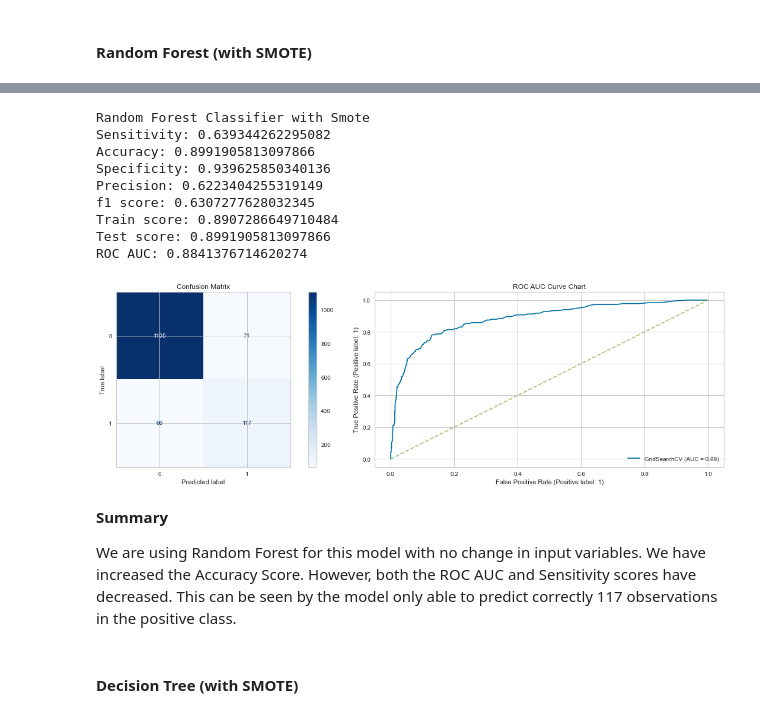
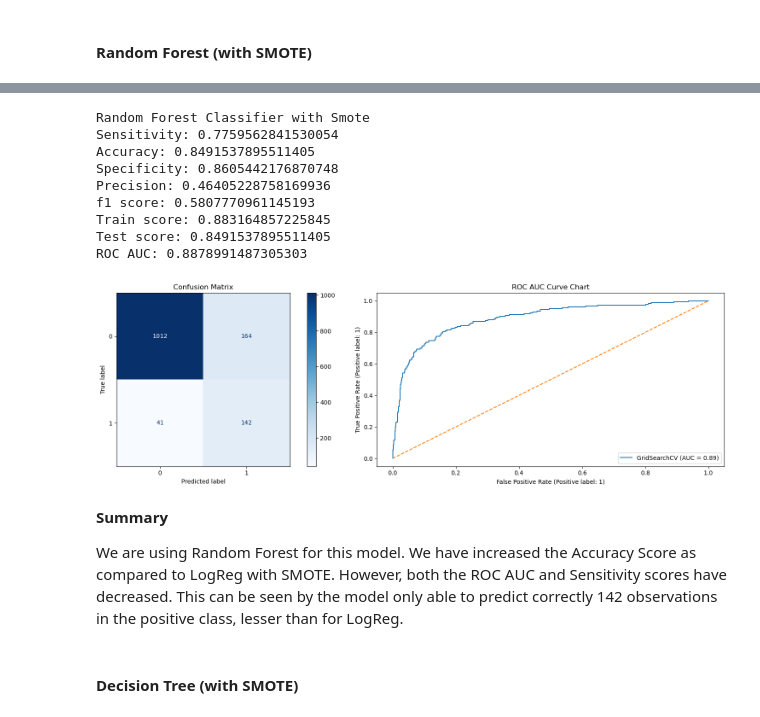
Before and after one commit to rashidi-norhashim/assessment, a Jupyter notebook: assessment/codes/Part 3 - Modelling.ipynb, the cells around one changed output, grey strips where cells are left out. Drawn from its saved outputs; the diff is of its cells as text; code cells hidden in the pictures.

```diff
--- a/assessment/codes/Part 3 - Modelling.ipynb
+++ b/assessment/codes/Part 3 - Modelling.ipynb
@@ -106,0 +133,5 @@ The shape of both post-split train and test sets were verified to ensure the the
+# %%
+imputer = KNNImputer(n_neighbors=5)
+X_train = pd.DataFrame(imputer.fit_transform(X_train),columns = X_train.columns)
+# %%
+X_test = pd.DataFrame(imputer.transform(X_test),columns = X_test.columns)
@@ -223,7 +288,7 @@ pipe_smote_logreg_params = {
     'sampling__k_neighbors': [10, 11, 12, 13, 14, 15],
 }
 
-gs_smote_logreg = GridSearchCV(pipe_smote_logreg, pipe_smote_logreg_params, verbose=2, n_jobs=-1)
+gs_smote_logreg = GridSearchCV(pipe_smote_logreg, pipe_smote_logreg_params, verbose=1, n_jobs=-1, scoring = 'roc_auc')
 
 gs_smote_logreg.fit(X_train_sc, y_train)
 # %% [output]
@@ -307,13 +380,13 @@ pipe_smote_rf = Pipeline([
 
 pipe_smote_rf_params = {
     'sampling__sampling_strategy': ['auto','minority'],
-    'sampling__k_neighbors': [10, 11, 12, 13, 14, 15],
+    'sampling__k_neighbors': [10, 11, 12, 13, 14],
     'rf__n_estimators': [150, 200, 250],
-    'rf__max_depth':[None, 1, 2, 3, 4, 5],
+    'rf__max_depth':[None, 2, 3, 4],
 
 }
 
-gs_smote_rf = GridSearchCV(pipe_smote_rf, pipe_smote_rf_params, verbose=2, n_jobs=-1)
+gs_smote_rf = GridSearchCV(pipe_smote_rf, pipe_smote_rf_params, verbose=1, n_jobs=-1, scoring = 'roc_auc')
 
 gs_smote_rf.fit(X_train_sc, y_train)
 # %% [output]
@@ -359,33 +424,32 @@ print('Specificity:',spec)
 print('Precision:',prec)
 print('f1 score:',f_one_score)
 print('Train score: {}'.format(gs_smote_rf.best_score_))
-print('Test score: {}'.format(gs_smote_rf.best_estimator_.score(X_test_sc, y_test)))
 print('ROC AUC:',roc_auc)
 # %% [output]
 Random Forest Classifier with Smote
-Sensitivity: 0.639344262295082
-Accuracy: 0.8991905813097866
-Specificity: 0.939625850340136
-Precision: 0.6223404255319149
-f1 score: 0.6307277628032345
-Train score: 0.8907286649710484
-Test score: 0.8991905813097866
-ROC AUC: 0.8841376714620274
+Sensitivity: 0.7759562841530054
+Accuracy: 0.8491537895511405
+Specificity: 0.8605442176870748
+Precision: 0.46405228758169936
+f1 score: 0.5807770961145193
+Train score: 0.883164857225845
+Test score: 0.8491537895511405
+ROC AUC: 0.8878991487305303
 # %%
 fig, axes = plt.subplots(ncols=2, figsize=(17,5))
 
-cm_chart = plot_confusion_matrix(gs_smote_rf, X_test_sc, y_test, cmap='Blues', values_format='d', ax=axes[0]);
+cm_chart = ConfusionMatrixDisplay.from_estimator(gs_smote_rf, X_test_sc, y_test, cmap='Blues', values_format='d', ax=axes[0]);
 axes[0].title.set_text('Confusion Matrix')
-roc_curve = plot_roc_curve(gs_smote_rf, X_test_sc, y_test, ax=axes[1])
+roc_curve = RocCurveDisplay.from_estimator(gs_smote_rf, X_test_sc, y_test, ax=axes[1])
 axes[1].plot([0, 1], [0, 1], label='baseline', linestyle='--' )
 axes[1].title.set_text('ROC AUC Curve Chart')
 fig.tight_layout()
 # %% [output]
-[figure, old version]
+[figure, new version]
 # %% [markdown]
 **Summary**
 
-We are using Random Forest for this model with no change in input variables. We have increased the Accuracy Score. However, both the ROC AUC and Sensitivity scores have decreased. This can be seen by the model only able to predict correctly 117 observations in the positive class.
+We are using Random Forest for this model. We have increased the Accuracy Score as compared to LogReg with SMOTE. However, both the ROC AUC and Sensitivity scores have decreased. This can be seen by the model only able to predict correctly 142 observations in the positive class, lesser than for LogReg.
 # %% [markdown]
 #### Decision Tree (with SMOTE)
 # %%
```
Also changed, not shown: parts of 40 cells of this notebook.
